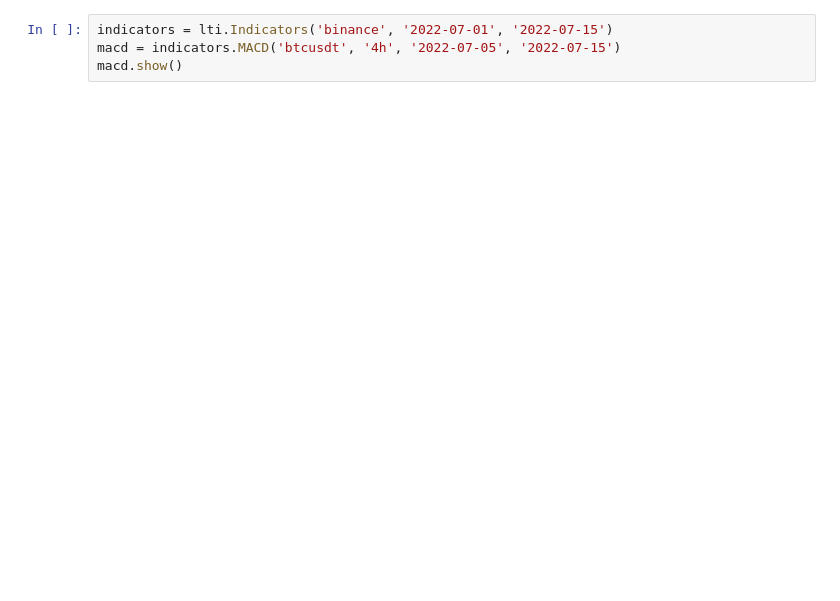
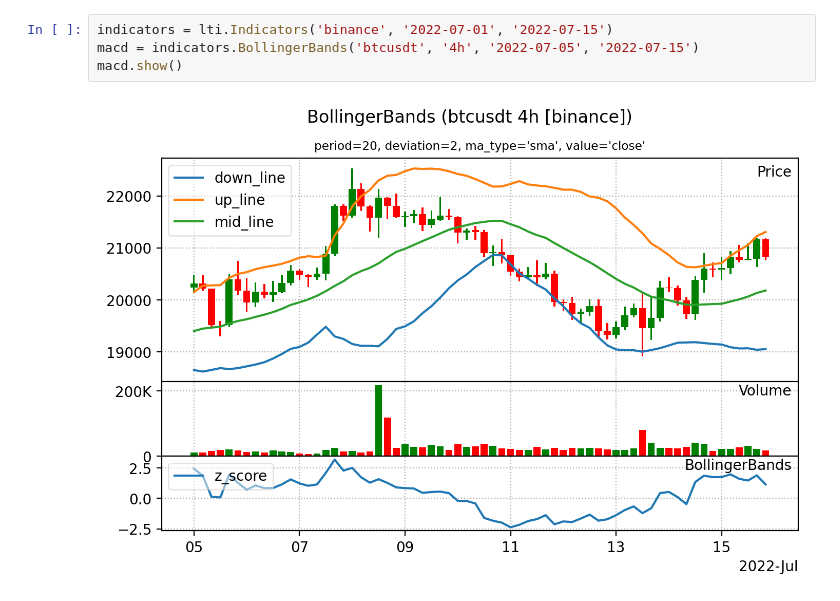
Before and after one commit to hal9000cc/live_trading_indicators, a Jupyter notebook: examples.ipynb, the cells around one changed output. Drawn from its saved outputs; the diff is of its cells as text; blank space fills up the shorter version.

```diff
--- a/examples.ipynb
+++ b/examples.ipynb
@@ -44,4 +93,6 @@ ohlcv.pandas()
 # %%
 indicators = lti.Indicators('binance', '2022-07-01', '2022-07-15')
-macd = indicators.MACD('btcusdt', '4h', '2022-07-05', '2022-07-15')
+macd = indicators.BollingerBands('btcusdt', '4h', '2022-07-05', '2022-07-15')
 macd.show()
+# %% [output]
+[figure, added]
```
Also changed, not shown: parts of 7 cells of this notebook, 3 other files.
